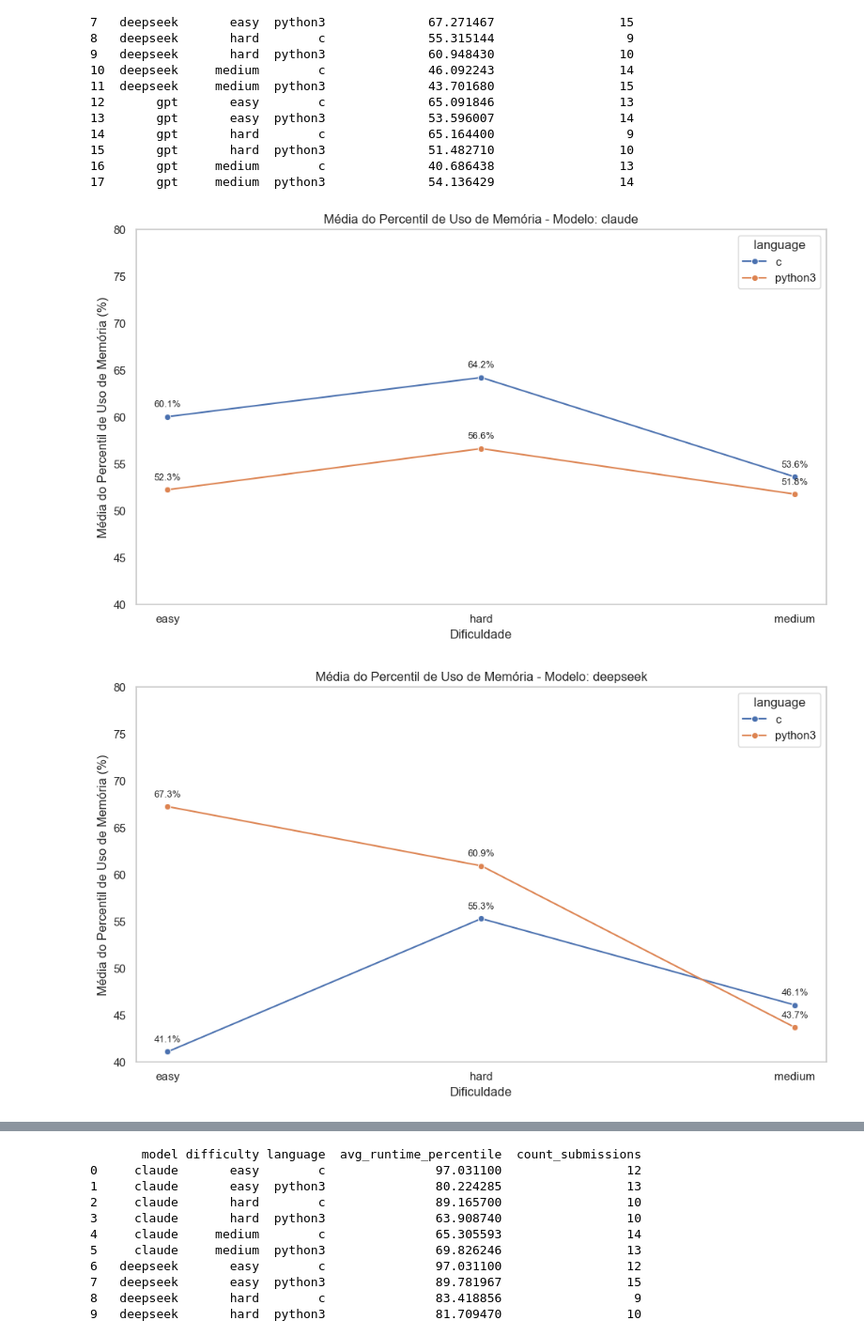
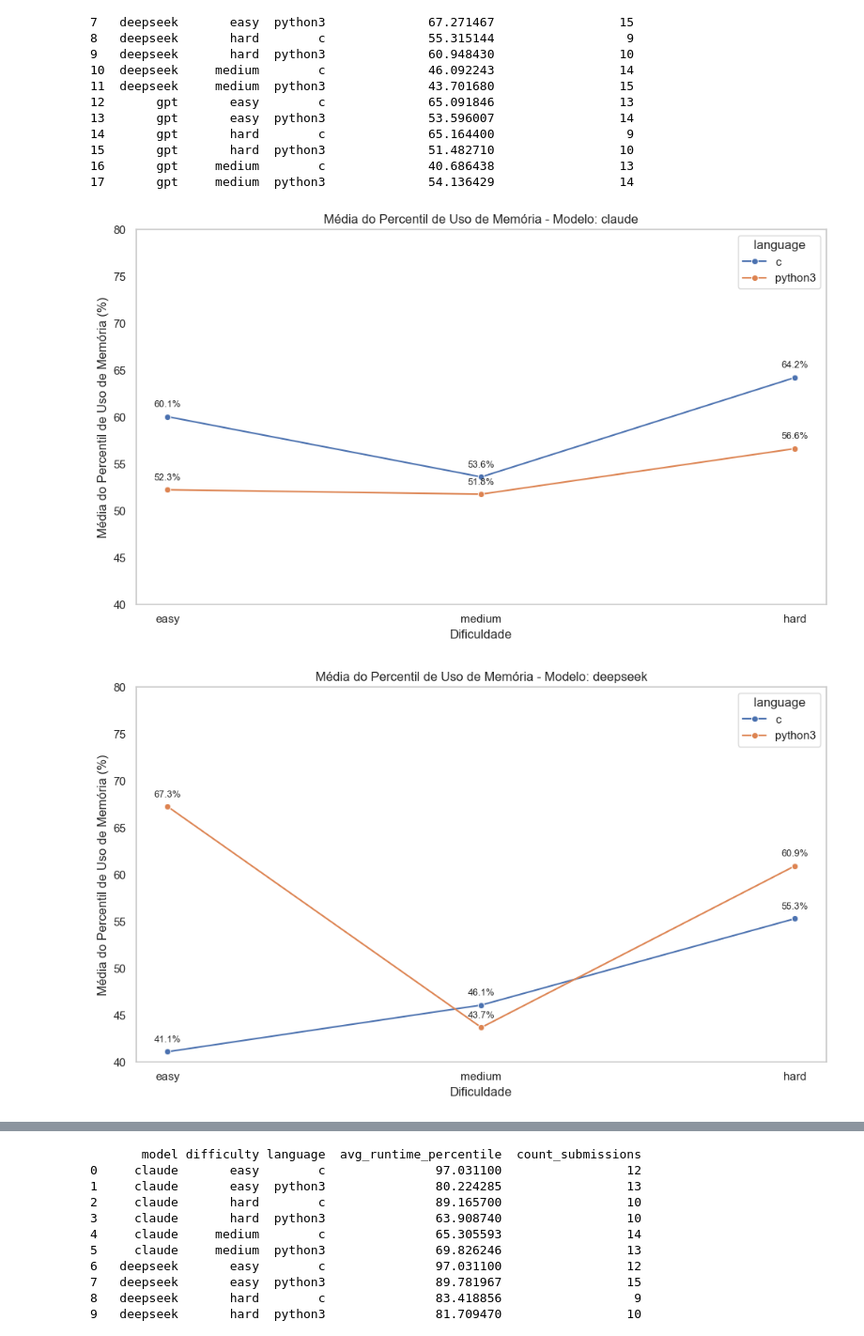
Before and after one commit to IvanAssis07/MES_UFMG, a Jupyter notebook: analise.ipynb, the cells around one changed output, grey strips where cells are left out. Shown at 94% size. Cells and saved outputs as stored; diff of their text form; code cells hidden in the pictures.

```diff
--- a/analise.ipynb
+++ b/analise.ipynb
@@ -168,32 +168,35 @@ print(memory_summary)
 # %%
 for model in memory_summary['model'].unique():
     plt.figure(figsize=(10, 6))
-    subset = memory_summary[memory_summary['model'] == model]
+    subset = memory_summary[memory_summary['model'] == model].copy()
+    difficulty_order = ['easy', 'medium', 'hard']
+    subset['difficulty'] = pd.Categorical(subset['difficulty'], categories=difficulty_order, ordered=True)
+    subset = subset.sort_values('difficulty')
     sns.lineplot(
         data=subset,
         x='difficulty',
         y='avg_memory_percentile',
         hue='language',
         marker='o',
         errorbar=None
     )
     for language in subset['language'].unique():
         lang_subset = subset[subset['language'] == language]
         for _, row in lang_subset.iterrows():
             plt.text(
                 x=row['difficulty'],
                 y=row['avg_memory_percentile'] + 1,
                 s=f"{row['avg_memory_percentile']:.1f}%",
                 ha='center',
                 fontsize=9
             )
     plt.title(f'Média do Percentil de Uso de Memória - Modelo: {model}')
     plt.ylabel('Média do Percentil de Uso de Memória (%)')
     plt.xlabel('Dificuldade')
     plt.ylim(40, 80)
     plt.grid(False)
     plt.tight_layout()
     plt.show()
 # %% [output]
-[figure, old version]
+[figure, new version]
-[figure, old version]
+[figure, new version]
```
Also changed, not shown: parts of 2 cells of this notebook.
